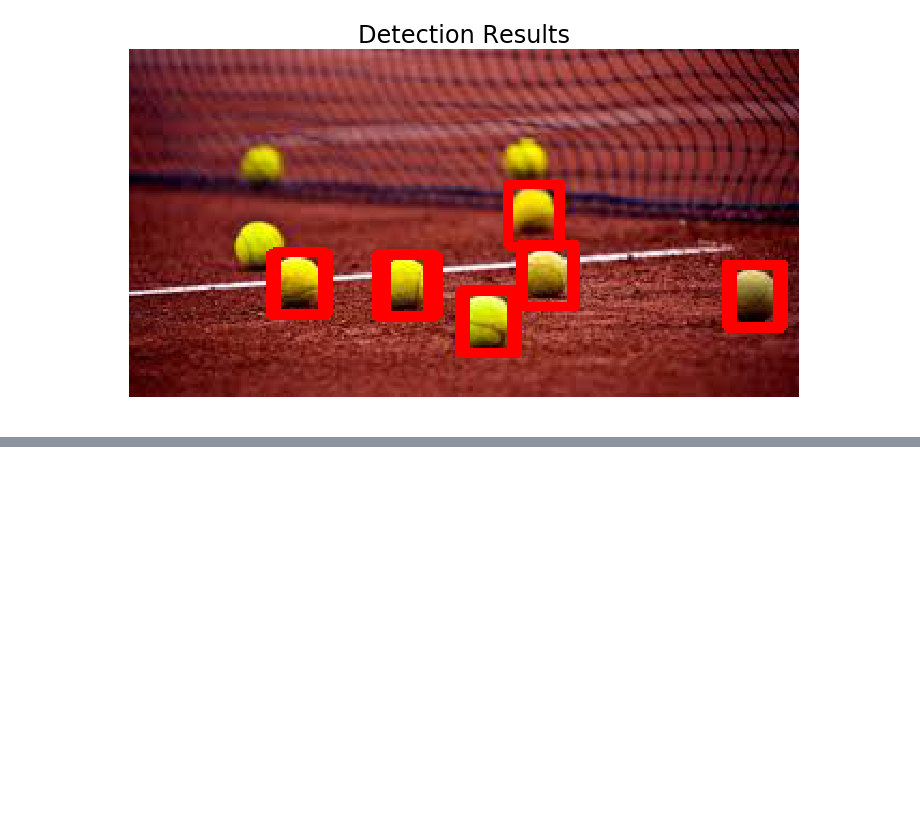
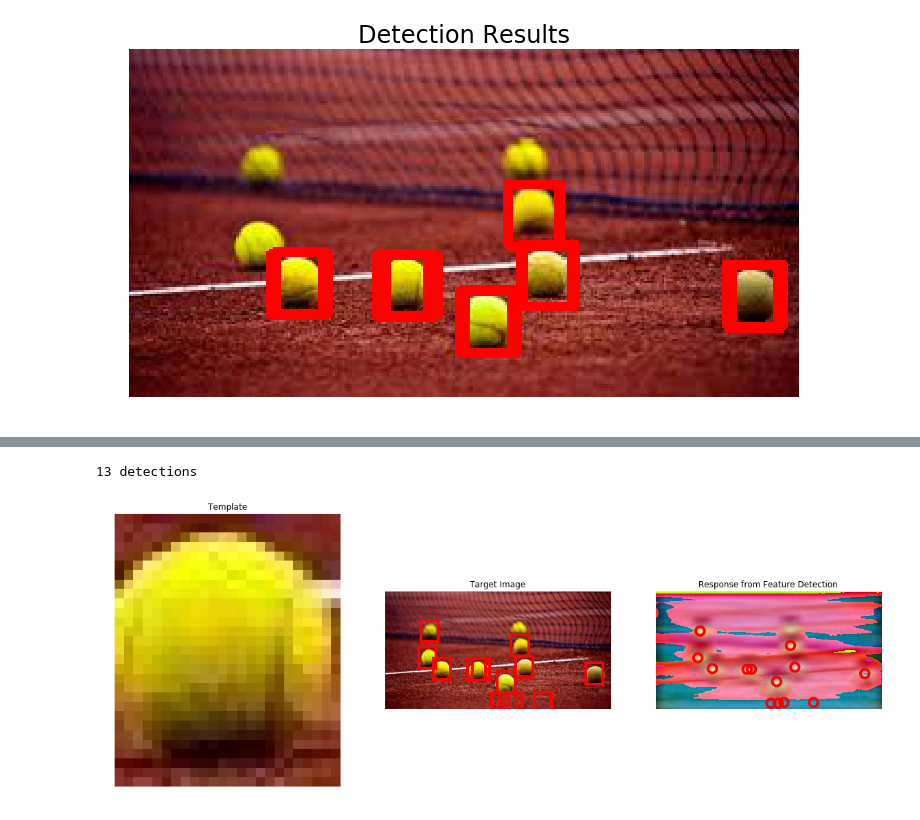
Before and after one commit to WillKoehrsen/eecs-531, a Jupyter notebook: assign/A1/Object_Detection.ipynb, the cells around one changed output, grey strips where cells are left out. Cells and saved outputs as stored; diff of their text form; code cells hidden in the pictures; blank space fills up the shorter version.

```diff
--- a/assign/A1/Object_Detection.ipynb
+++ b/assign/A1/Object_Detection.ipynb
@@ -85,0 +313,5 @@ detect_features('images/target_tennis.jpg', 'images/template_tennis.jpg',
+# %%
+model(image_path = 'images/target_tennis.jpg', template_path = 'images/template_tennis.jpg')
+# %% [output]
+13 detections
+[figure, added]
```
Also changed, not shown: parts of 20 cells of this notebook.
